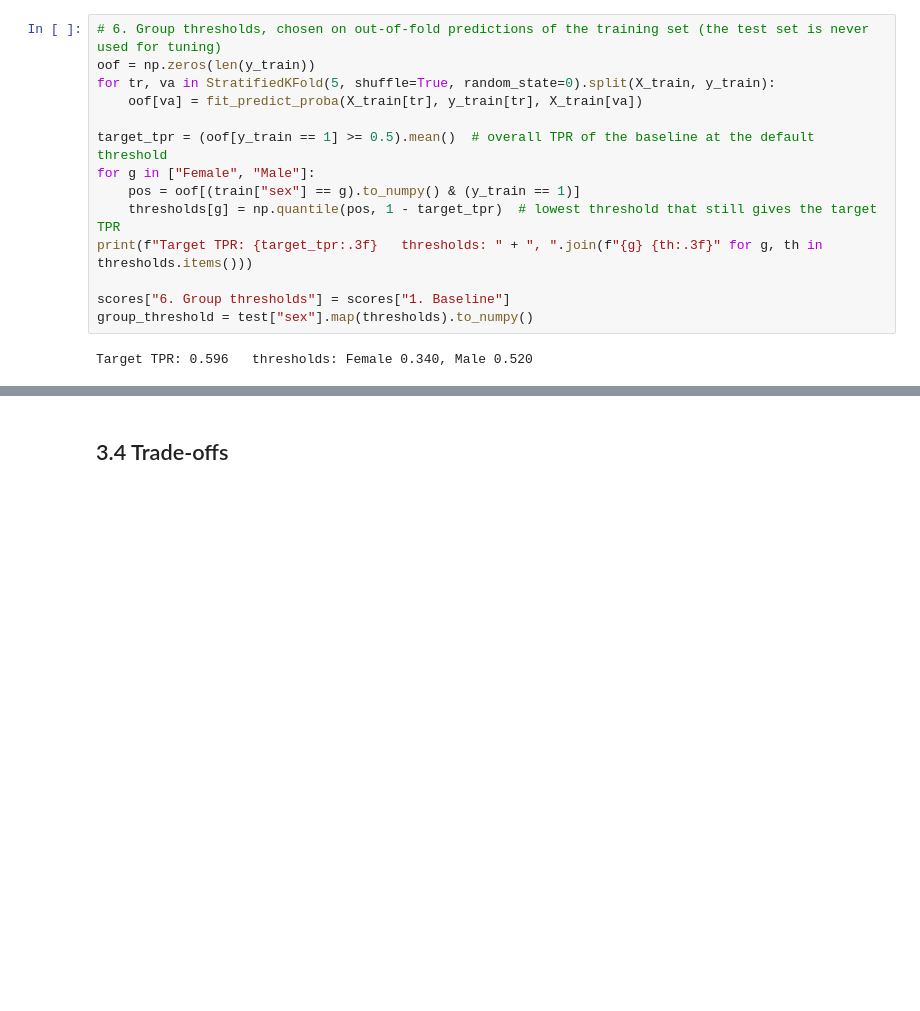
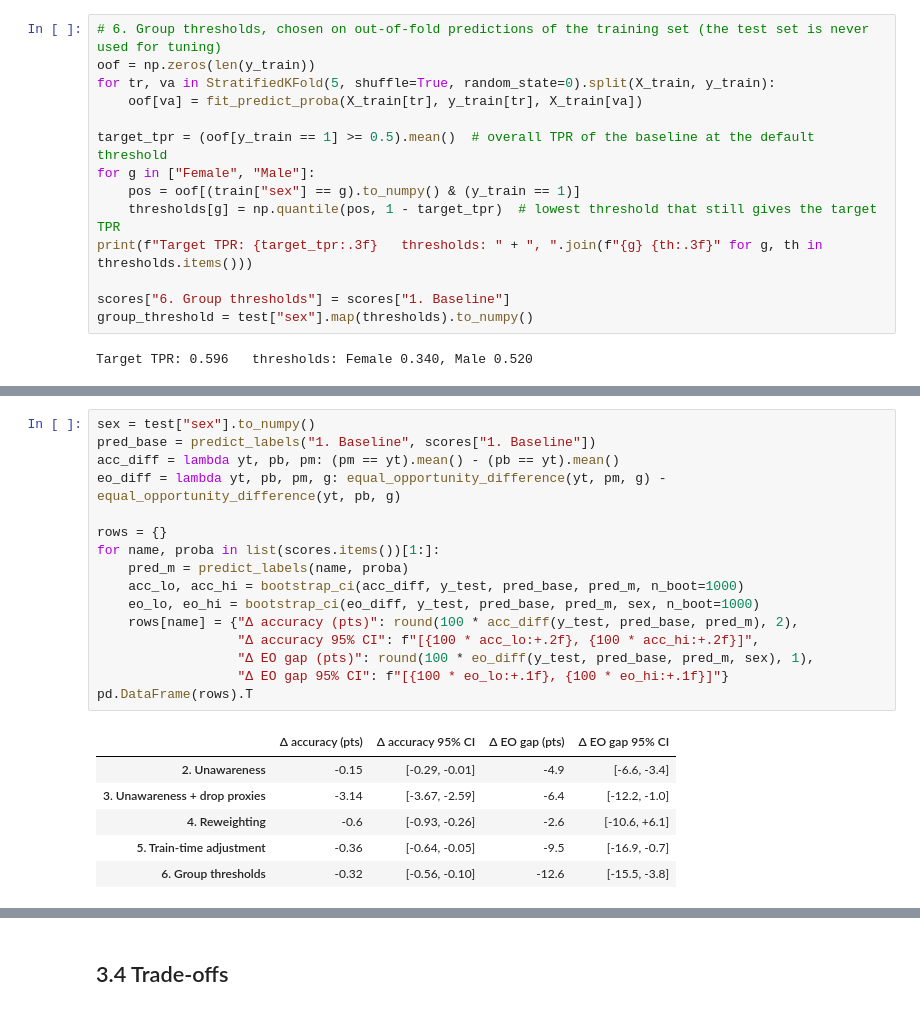
Before and after one commit to GraceChang0909/income-fairness-analysis, a Jupyter notebook: notebooks/03_fairness_evaluation.ipynb, the cells around one changed output, grey strips where cells are left out. Drawn from its saved outputs; the diff is of its cells as text; blank space fills up the shorter version.

```diff
--- a/notebooks/03_fairness_evaluation.ipynb
+++ b/notebooks/03_fairness_evaluation.ipynb
@@ -223,0 +234,23 @@ Notes:
+# %%
+sex = test["sex"].to_numpy()
+pred_base = predict_labels("1. Baseline", scores["1. Baseline"])
+acc_diff = lambda yt, pb, pm: (pm == yt).mean() - (pb == yt).mean()
+eo_diff = lambda yt, pb, pm, g: equal_opportunity_difference(yt, pm, g) - equal_opportunity_difference(yt, pb, g)
+
+rows = {}
+for name, proba in list(scores.items())[1:]:
+    pred_m = predict_labels(name, proba)
+    acc_lo, acc_hi = bootstrap_ci(acc_diff, y_test, pred_base, pred_m, n_boot=1000)
+    eo_lo, eo_hi = bootstrap_ci(eo_diff, y_test, pred_base, pred_m, sex, n_boot=1000)
+    rows[name] = {"Δ accuracy (pts)": round(100 * acc_diff(y_test, pred_base, pred_m), 2),
+                  "Δ accuracy 95% CI": f"[{100 * acc_lo:+.2f}, {100 * acc_hi:+.2f}]",
+                  "Δ EO gap (pts)": round(100 * eo_diff(y_test, pred_base, pred_m, sex), 1),
+                  "Δ EO gap 95% CI": f"[{100 * eo_lo:+.1f}, {100 * eo_hi:+.1f}]"}
+pd.DataFrame(rows).T
+# %% [output]
+|  | Δ accuracy (pts) | Δ accuracy 95% CI | Δ EO gap (pts) | Δ EO gap 95% CI |
+| 2. Unawareness | -0.15 | [-0.29, -0.01] | -4.9 | [-6.6, -3.4] |
+| 3. Unawareness + drop proxies | -3.14 | [-3.67, -2.59] | -6.4 | [-12.2, -1.0] |
+| 4. Reweighting | -0.6 | [-0.93, -0.26] | -2.6 | [-10.6, +6.1] |
+| 5. Train-time adjustment | -0.36 | [-0.64, -0.05] | -9.5 | [-16.9, -0.7] |
+| 6. Group thresholds | -0.32 | [-0.56, -0.10] | -12.6 | [-15.5, -3.8] |
```
Also changed, not shown: parts of 9 cells of this notebook, 2 other files.
